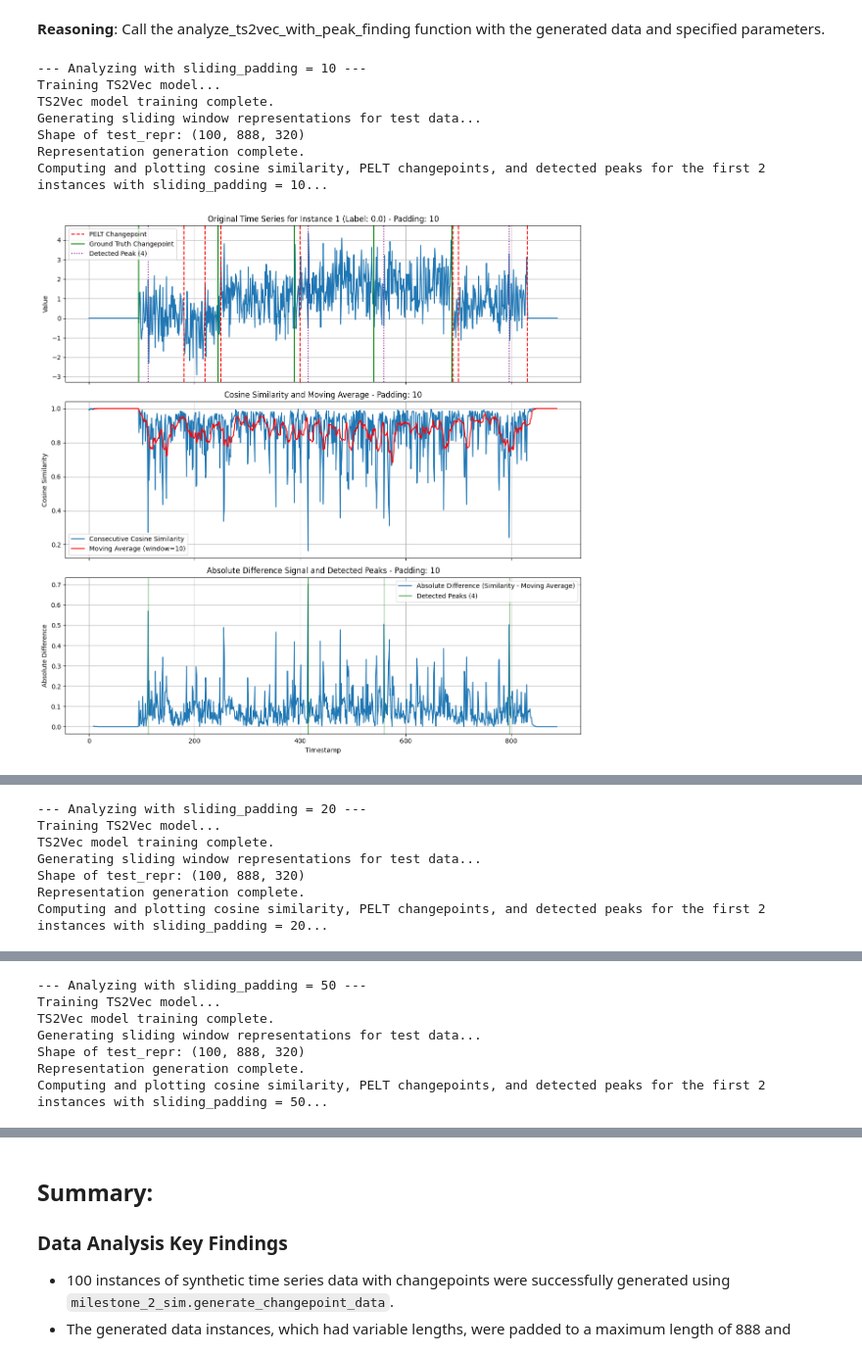
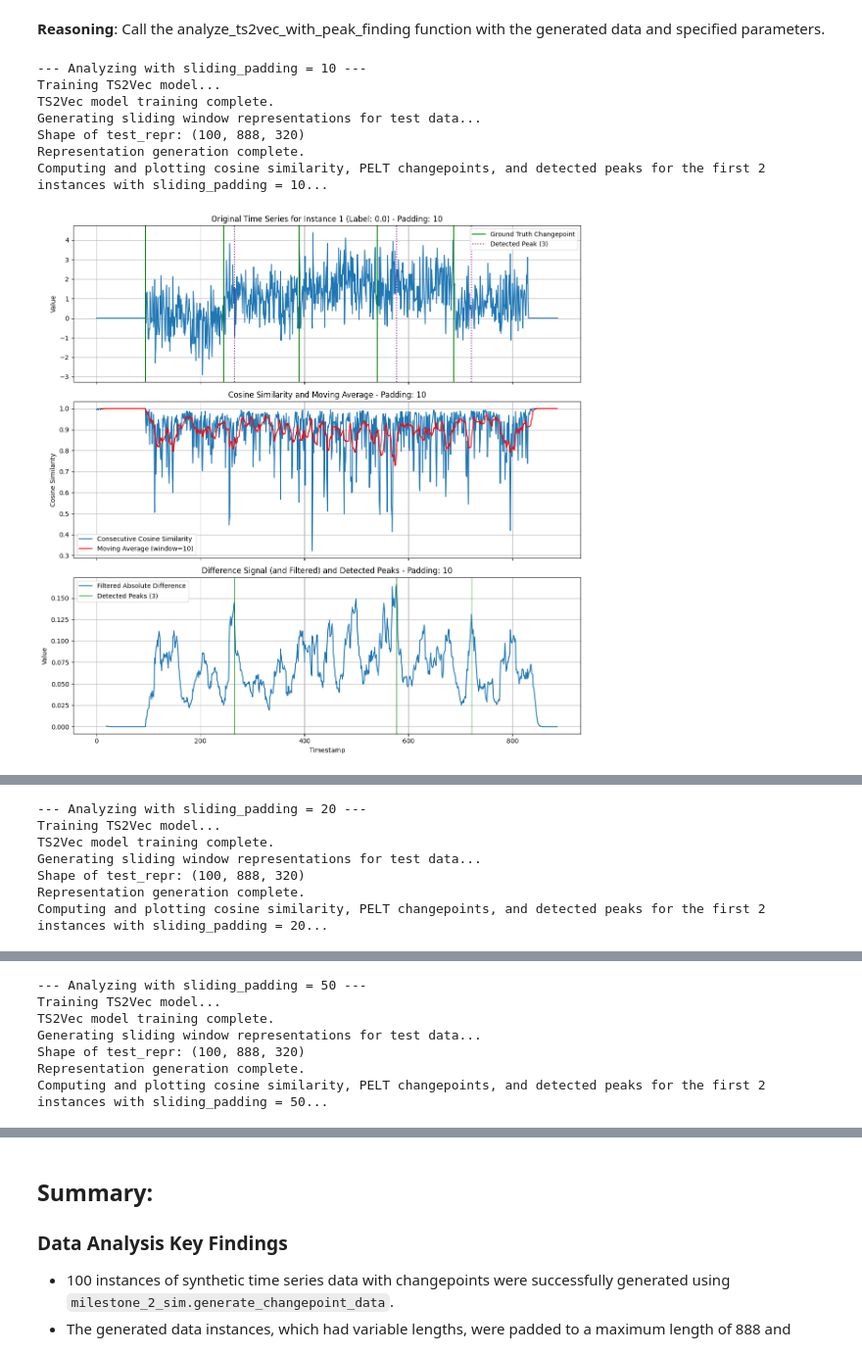
Before and after one commit to Dazzyayan/mlds-research-project, a Jupyter notebook: ts2vec_attempt_2.ipynb, the cells around one changed output, grey strips where cells are left out. Shown at 98% size. Cells and saved outputs as stored; diff of their text form; code cells hidden in the pictures.

Commit message:
simple matched filter improved performance

```diff
--- a/ts2vec_attempt_2.ipynb
+++ b/ts2vec_attempt_2.ipynb
@@ -42,7 +42,7 @@ from ts2vec import TS2Vec
 import ruptures as rpt
 from scipy.signal import find_peaks, correlate
 
-def analyze_ts2vec_with_peak_finding(train_data, train_labels, test_data, test_labels, input_dims=1, output_dims=320, device=0, num_instances_to_plot=10, sliding_length=1, sliding_padding=6, moving_average_window=10, pelt_model="rbf", pelt_pen=10, peak_height=None, peak_threshold=None, peak_distance=None, peak_prominence=None, peak_width=None, peak_wlen=None, peak_rel_height=None, ground_truth_cps=None, matched_filter_kernel=None):
+def analyze_ts2vec_with_peak_finding(train_data, train_labels, test_data, test_labels, input_dims=1, output_dims=320, device=0, num_instances_to_plot=10, sliding_length=1, sliding_padding=6, moving_average_window=10, pelt_model="rbf", pelt_pen=10, peak_height=None, peak_threshold=None, peak_distance=None, peak_prominence=None, peak_width=None, peak_wlen=None, peak_rel_height=None, ground_truth_cps=None, matched_filter_kernel=None, use_pelt=True):
     """
     Analyzes TS2Vec representations for a given dataset with optional multiple sliding padding values,
     overlays PELT changepoints and optional ground truth changepoints on the original time series plot,
@@ -73,6 +73,7 @@ def analyze_ts2vec_with_peak_finding(train_data, train_labels, test_data, test_l
         peak_rel_height (float or None): The relative height at which the peak width is measured, passed as the rel_height parameter to scipy.signal.find_heights.
         ground_truth_cps (list or None): A list of ground truth changepoint locations for each instance. If provided, must have the same length as test_data.
         matched_filter_kernel (np.ndarray or None): A kernel to apply as a matched filter to the difference signal.
+        use_pelt (bool): Whether to apply PELT changepoint detection.
 
     Returns:
         dict: A dictionary where keys are sliding padding values and values are lists
@@ -174,8 +175,12 @@ def analyze_ts2vec_with_peak_finding(train_data, train_labels, test_data, test_l
             instance_peak_counts.append(len(peaks))
 
             signal = original_data.flatten()
-            algo = rpt.Pelt(model=pelt_model).fit(signal)
-            result = algo.predict(pen=pelt_pen)
+            if use_pelt:
+                algo = rpt.Pelt(model=pelt_model).fit(signal)
+                result = algo.predict(pen=pelt_pen)
+            else:
+                result = [] # No PELT changepoints if not using PELT
+
 
             fig, axes = plt.subplots(3, 1, figsize=(12, 12), sharex=True) # Keep 3 subplots for clarity
 
@@ -184,10 +189,11 @@ def analyze_ts2vec_with_peak_finding(train_data, train_labels, test_data, test_l
             axes[0].set_ylabel('Value')
             axes[0].grid(True)
 
-            # Overlay PELT changepoints on the original time series plot
-            for cp in result:
-                if cp < n_timestamps:
-                    axes[0].axvline(x=cp, color='red', linestyle='--', lw=1.5, label='PELT Changepoint' if cp == result[0] else "")
+            # Overlay PELT changepoints on the original time series plot if use_pelt is True
+            if use_pelt:
+                for cp in result:
+                    if cp < n_timestamps:
+                        axes[0].axvline(x=cp, color='red', linestyle='--', lw=1.5, label='PELT Changepoint' if cp == result[0] else "")
 
             # Overlay Ground Truth changepoints if provided
             if ground_truth_cps is not None and i < len(ground_truth_cps):
@@ -450,23 +368,25 @@ Call the analyze_ts2vec_with_peak_finding function with the generated data and s
 # %%
 peak_counts = analyze_ts2vec_with_peak_finding(
     train_data=train_data_gen,
     train_labels=train_labels_gen,
     test_data=test_data_gen,
     test_labels=test_labels_gen,
     ground_truth_cps=ground_truth_cps_gen,
     num_instances_to_plot=2, # Plot a subset of 5 instances
     sliding_padding=[10, 20, 50], # Experiment with different padding values
     pelt_model="l2", # PELT model
     pelt_pen=5, # PELT penalty
-    peak_prominence=0.5, # Example peak prominence
-    peak_distance=20 # Example peak distance
+    peak_prominence=0.1, # Example peak prominence
+    peak_distance=20, # Example peak distance
+    matched_filter_kernel=rectangular_kernel, # Pass the generated Gaussian kernel
+    use_pelt=False # Turn off PELT
 )
 # %% [output]
 --- Analyzing with sliding_padding = 10 ---
 Training TS2Vec model...
 TS2Vec model training complete.
 Generating sliding window representations for test data...
 Shape of test_repr: (100, 888, 320)
 Representation generation complete.
 Computing and plotting cosine similarity, PELT changepoints, and detected peaks for the first 2 instances with sliding_padding = 10...
-[figure, old version]
+[figure, new version]
```
Also changed, not shown: parts of 6 cells of this notebook.
